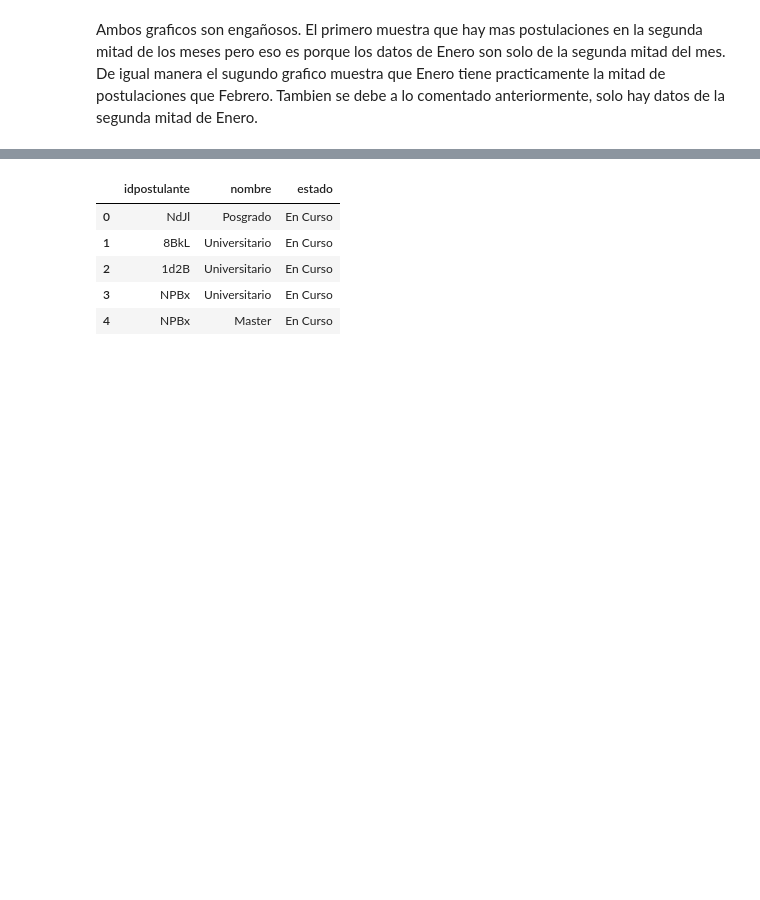
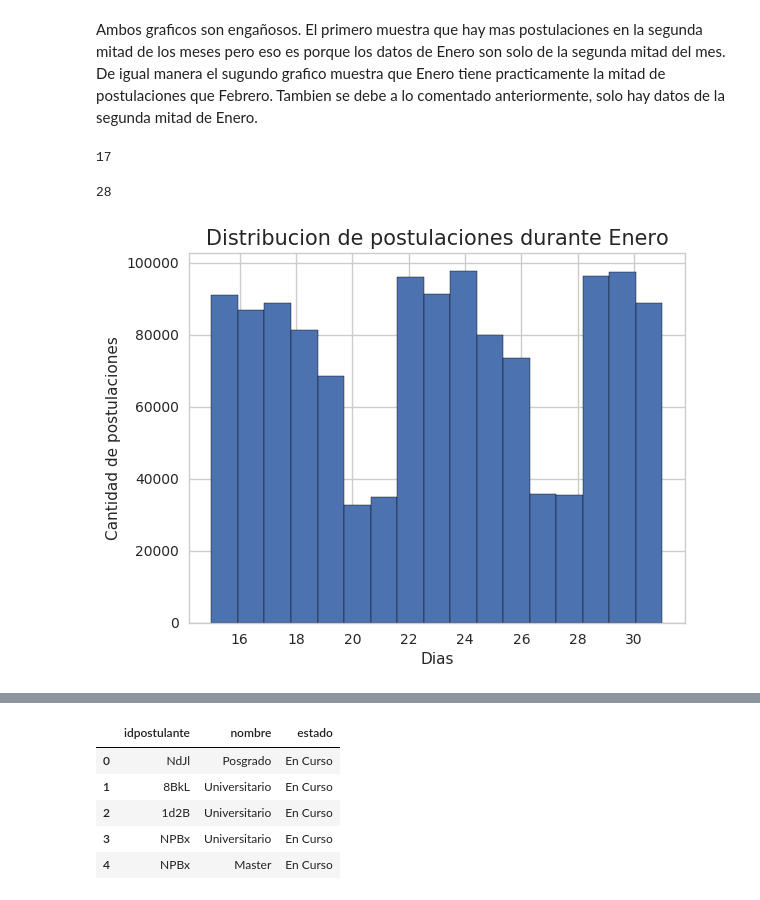
Before and after one commit to juanpcapurro/tp_datos, a Jupyter notebook: tp.ipynb, the cells around one changed output, grey strips where cells are left out. Drawn from its saved outputs; the diff is of its cells as text; code cells hidden in the pictures; blank space fills up the shorter version.

Commit message:
Agregue graficos de la distribucion de postulaciones de enero y febrero por separado y la cantidad de dias de los cuales hay datos de cada mes.

```diff
--- a/tp.ipynb
+++ b/tp.ipynb
@@ -108,0 +106,23 @@ Ambos graficos son engañosos. El primero muestra que hay mas postulaciones en l
+# %%
+#DIAS ESPECIFICOS DE ENERO DE LOS CUALES SE TIENEN DATOS
+enero = postulaciones['date'][pd.to_datetime(postulaciones['date']).dt.month == 1]
+enero = pd.DataFrame(enero.unique()).sort_values(by=0, ascending=False)
+enero[0].count()
+#enero
+# %% [output]
+17
+# %%
+#DIAS ESPECIFICOS DE FEBRERO DE LOS CUALES SE TIENEN DATOS
+febrero = postulaciones['date'][pd.to_datetime(postulaciones['date']).dt.month == 2]
+febrero = pd.DataFrame(febrero.unique()).sort_values(by=0, ascending=False)
+febrero[0].count()
+#febrero
+# %% [output]
+28
+# %%
+g_month_enero = pd.to_datetime(postulaciones['date'][pd.to_datetime(postulaciones['date']).dt.month == 1]).dt.day.hist(bins=17,edgecolor='black');
+g_month_enero.set_title('Distribucion de postulaciones durante Enero',fontsize=15)
+g_month_enero.set_xlabel('Dias')
+g_month_enero.set_ylabel('Cantidad de postulaciones');
+# %% [output]
+[figure, added]
```
Also changed, not shown: parts of 2 cells of this notebook.
